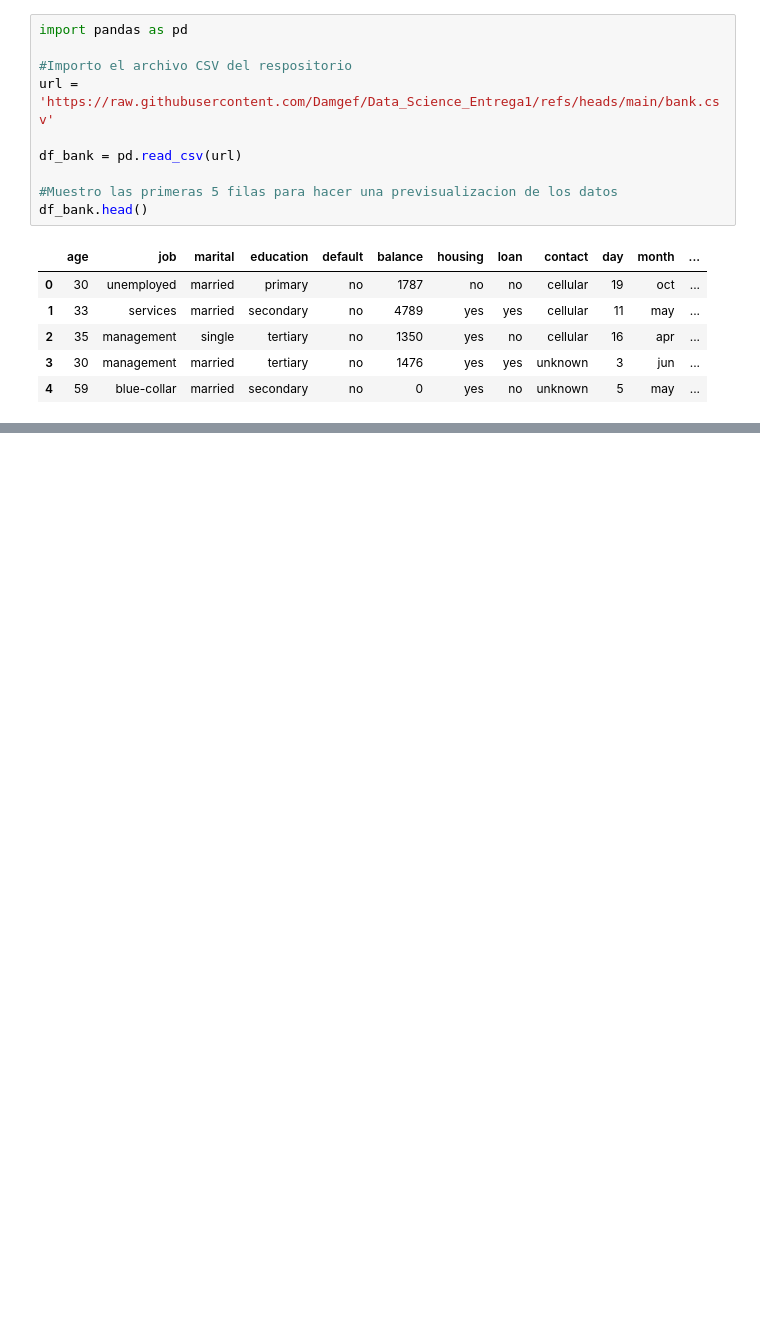
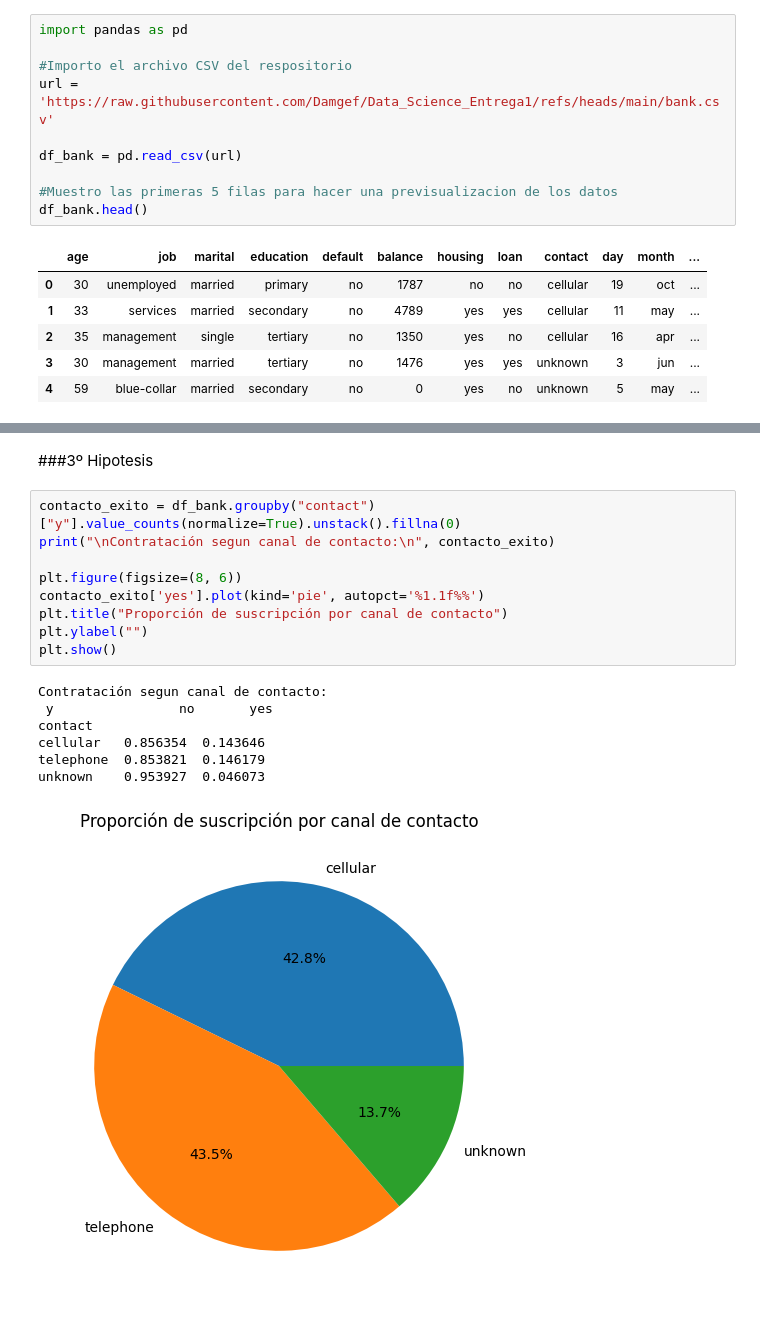
Before and after one commit to Damgef/Data_Science_Entrega1, a Jupyter notebook: ProyectoDSParteI_DamianGeffroy.ipynb, the cells around one changed output, grey strips where cells are left out. Cells and saved outputs as stored; diff of their text form; blank space fills up the shorter version.

```diff
--- a/ProyectoDSParteI_DamianGeffroy.ipynb
+++ b/ProyectoDSParteI_DamianGeffroy.ipynb
@@ -50,0 +166,19 @@ df_bank[['education', 'marital', 'job']].describe()
+# %% [markdown]
+###3º Hipotesis
+# %%
+contacto_exito = df_bank.groupby("contact")["y"].value_counts(normalize=True).unstack().fillna(0)
+print("\nContratación segun canal de contacto:\n", contacto_exito)
+
+plt.figure(figsize=(8, 6))
+contacto_exito['yes'].plot(kind='pie', autopct='%1.1f%%')
+plt.title("Proporción de suscripción por canal de contacto")
+plt.ylabel("")
+plt.show()
+# %% [output]
+Contratación segun canal de contacto:
+ y                no       yes
+contact
+cellular   0.856354  0.143646
+telephone  0.853821  0.146179
+unknown    0.953927  0.046073
+[figure, added]
```
Also changed, not shown: parts of 10 cells of this notebook.
